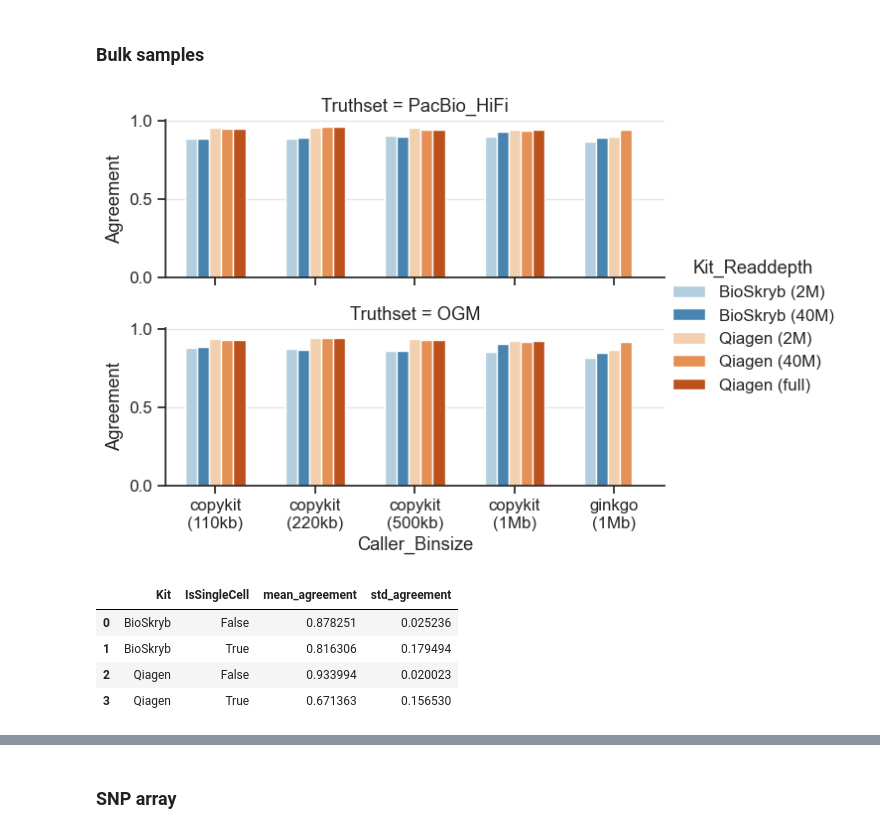
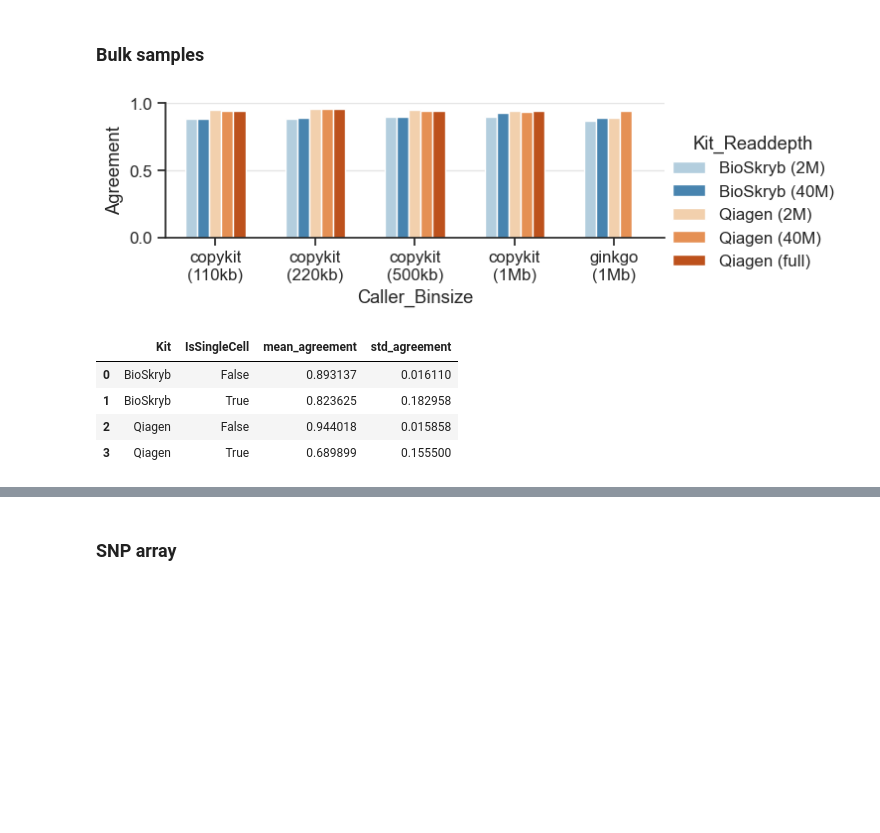
Before and after one commit to NationalGenomicsInfrastructure/NGI_scWGS_technote_2025, a Jupyter notebook: reports/cnv_benchmark.ipynb, the cells around one changed output, grey strips where cells are left out. Cells and saved outputs as stored; diff of their text form; code cells hidden in the pictures; blank space fills up the shorter version.

```diff
--- a/reports/cnv_benchmark.ipynb
+++ b/reports/cnv_benchmark.ipynb
@@ -76,6 +55,10 @@ for tsv in (base_path / "agreement").rglob("*.tsv"):
     truthset = tsv.parent.stem
     readdepth = tsv.parent.parent.stem
     caller = tsv.parent.parent.parent.stem
+
+    # Skip OGM
+    if truthset == "OGM":
+        continue
 
     df = pd.read_csv(tsv, sep="\t", names=["NGI ID", "Agreement"])
     df["Truthset"] = truthset
@@ -313,35 +224,34 @@ plot_agreement(d, "Copy number\nagreement", figdir / "cnv_benchmark_singlecell_g
 d = data.query("IsSingleCell == False & Benchtype == 'cn' & Binsize != 'none'")
 
 hue_order = sorted(d["Kit_Readdepth"].unique())
 order = [
     'copykit\n(110kb)',
     'copykit\n(220kb)',
     'copykit\n(500kb)',
     'copykit\n(1Mb)',
     'ginkgo\n(1Mb)'
 ]
 palette = sns.color_palette("Blues", n_colors=2) + sns.color_palette("Oranges", n_colors=3)
 g = sns.catplot(
     data=d,
     kind="bar",
     x="Caller_Binsize",
     order=order,
     y="Agreement",
     hue="Kit_Readdepth",
     hue_order=hue_order,
     palette=palette,
-    row="Truthset",
     aspect=2.5,
     height=2.5,
     dodge=True,
     width=0.6,
 )
 #g.set(ylim=(0.8, 1))
 # Add grid
 for ax in g.axes.flat:
     ax.grid(True, axis='y', alpha=0.5)
 # %% [output]
-[figure, old version]
+[figure, new version]
 # %%
 data.query("Benchtype == 'cn' & Binsize != 'none'")\
     .groupby(["Kit", "IsSingleCell"]).agg(
@@ -350,7 +260,7 @@ data.query("Benchtype == 'cn' & Binsize != 'none'")\
 ).reset_index()
 # %% [output]
 |  | Kit | IsSingleCell | mean_agreement | std_agreement |
-| 0 | BioSkryb | False | 0.878251 | 0.025236 |
-| 1 | BioSkryb | True | 0.816306 | 0.179494 |
-| 2 | Qiagen | False | 0.933994 | 0.020023 |
-| 3 | Qiagen | True | 0.671363 | 0.156530 |
+| 0 | BioSkryb | False | 0.893137 | 0.016110 |
+| 1 | BioSkryb | True | 0.823625 | 0.182958 |
+| 2 | Qiagen | False | 0.944018 | 0.015858 |
+| 3 | Qiagen | True | 0.689899 | 0.155500 |
```
Also changed, not shown: parts of 37 cells of this notebook, 16 other files.
